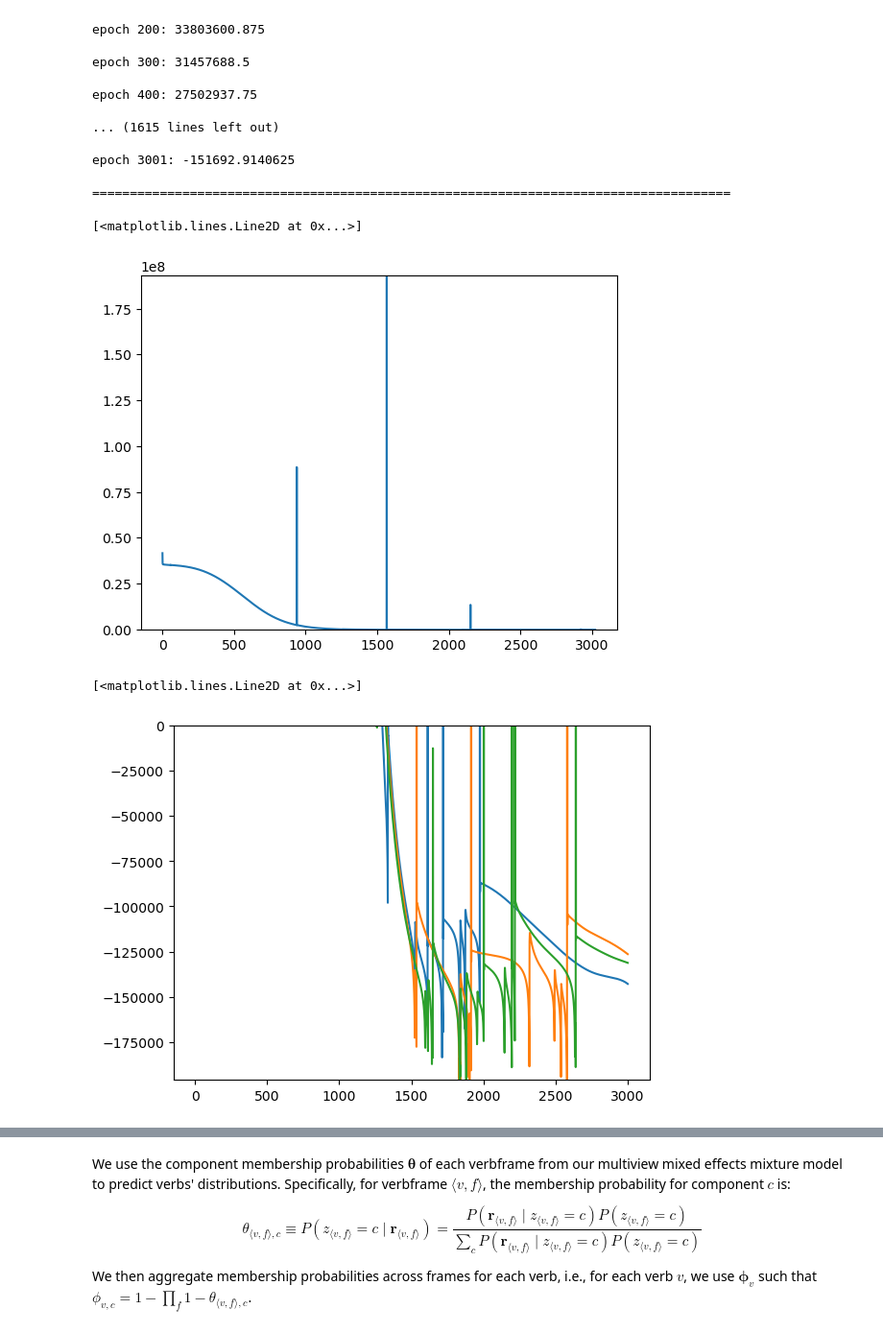
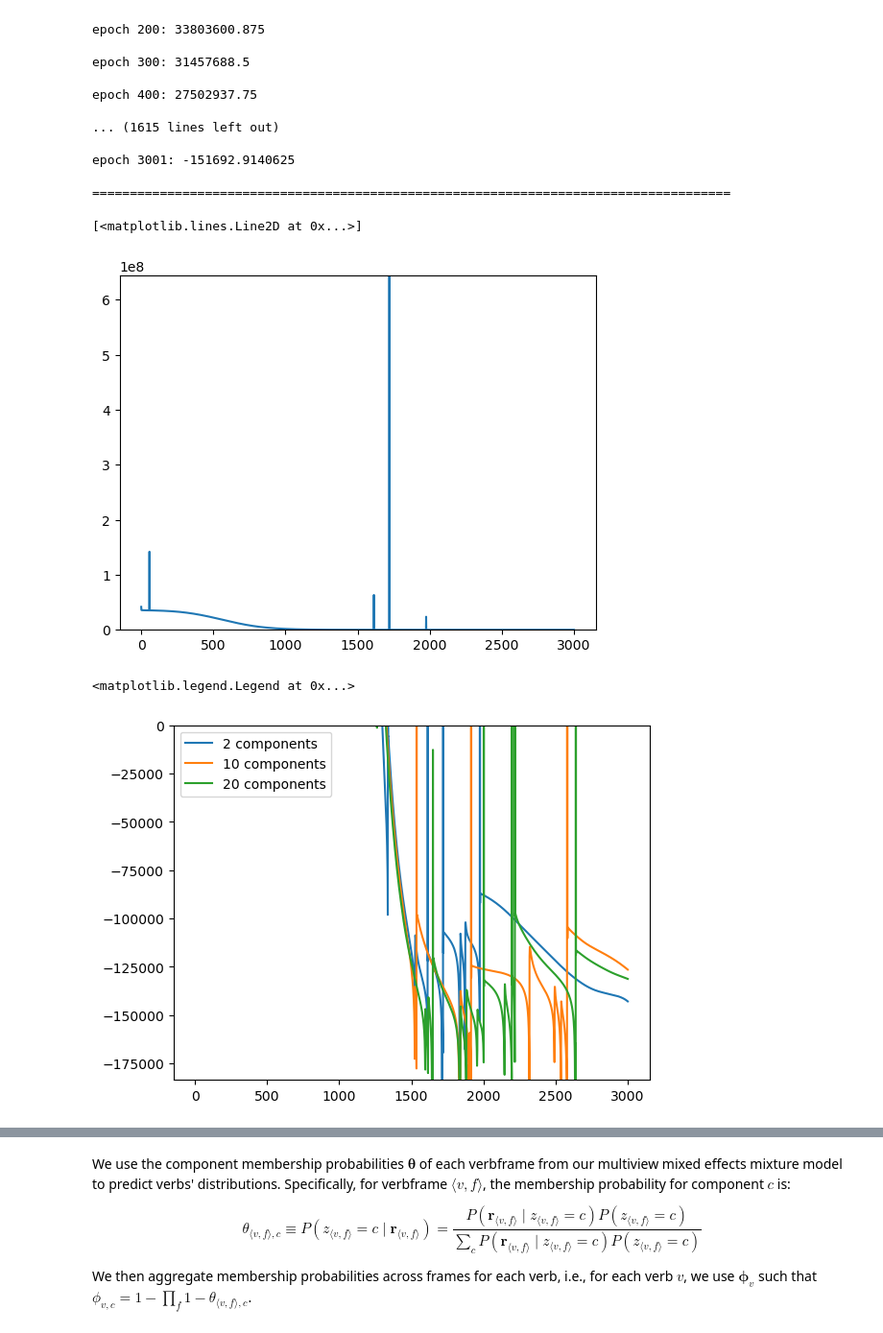
Before and after one commit to bkane2/intensional-gaps, a Jupyter notebook: Intensional Gaps.ipynb, the cells around one changed output, grey strips where cells are left out. Shown at 96% size. Cells and saved outputs as stored; diff of their text form; code cells hidden in the pictures.

Commit message:
Added labels to loss plots

```diff
--- a/Intensional Gaps.ipynb
+++ b/Intensional Gaps.ipynb
@@ -1721,25 +1721,26 @@ epoch 3001: -151692.9140625
 # %%
 import matplotlib.pyplot as plt
 
-test = losses[8][1:]
+test = losses[2][1:]
 mn = min(test)
 mx = max(test)
 plt.ylim((mn,mx))
 plt.plot(test)
 # %% [output]
 [<matplotlib.lines.Line2D at 0x...>]
-[figure, old version]
+[figure, new version]
 # %%
 test1 = losses[2]
 test2 = losses[10]
 test3 = losses[20]
 plt.ylim((mn,0))
-plt.plot(test1)
-plt.plot(test2)
-plt.plot(test3)
+plt.plot(test1, label='2 components')
+plt.plot(test2, label='10 components')
+plt.plot(test3, label='20 components')
+plt.legend()
 # %% [output]
-[<matplotlib.lines.Line2D at 0x...>]
+<matplotlib.legend.Legend at 0x...>
-[figure, old version]
+[figure, new version]
 # %%
 test1 = losses[2]
 test2 = losses[10]
```
Also changed, not shown: parts of 1 cell of this notebook.
